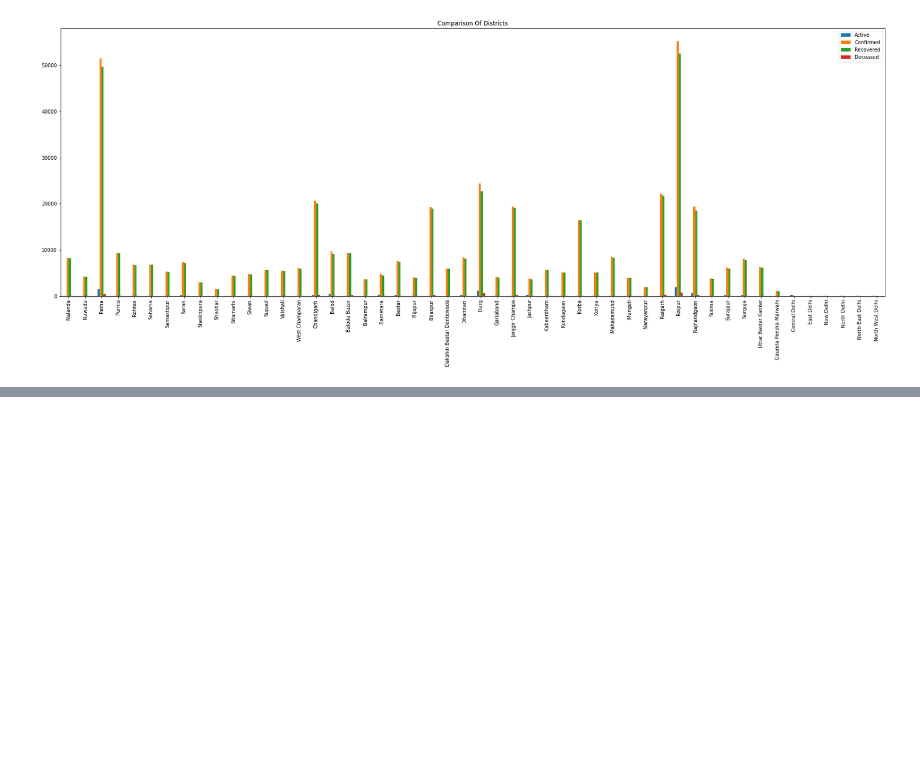
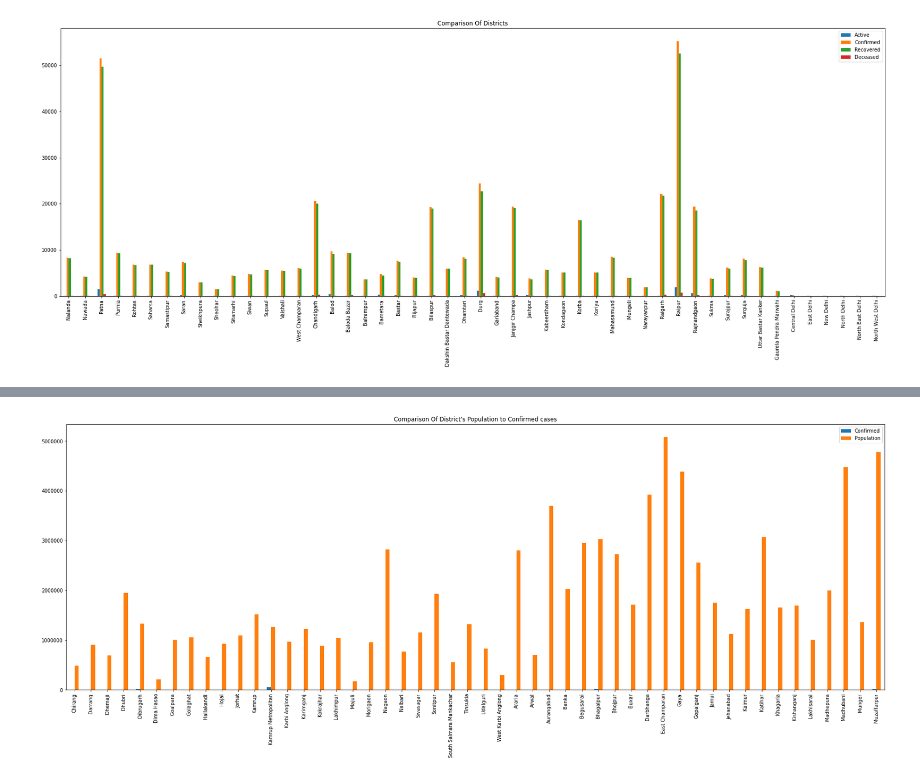
Before and after one commit to kartikay89/Data-Analysis, a Jupyter notebook: Covid_19(INDIA).ipynb, the cells around one changed output, grey strips where cells are left out. Drawn from its saved outputs; the diff is of its cells as text; code cells hidden in the pictures; blank space fills up the shorter version.

```diff
--- a/Covid_19(INDIA).ipynb
+++ b/Covid_19(INDIA).ipynb
@@ -414,0 +426,7 @@ plt.show()
+# %%
+PopulationConfirmed.iloc[50:100].plot.bar(rot=90, figsize=(30,10))
+plt.ticklabel_format(style='plain', axis='y')
+plt.title("Comparison Of District's Population to Confirmed cases")
+plt.show()
+# %% [output]
+[figure, added]
```
Also changed, not shown: parts of 4 cells of this notebook.
